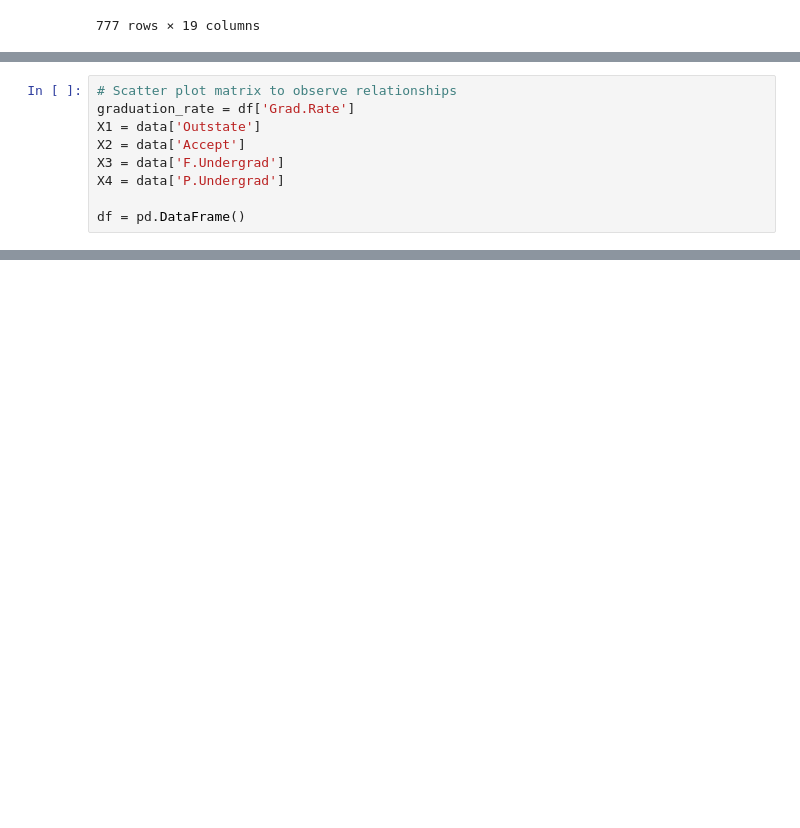
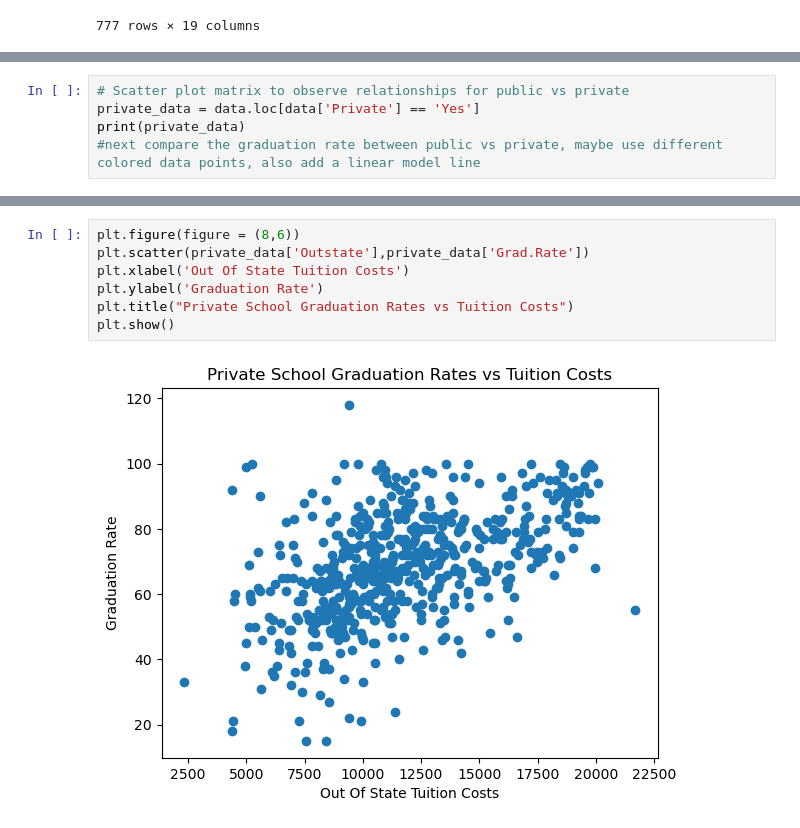
Before and after one commit to achigava8998/DTSCPROJECT, a Jupyter notebook: College Affordability Project .ipynb, the cells around one changed output, grey strips where cells are left out. Saved outputs shown, nothing was run; the diff lists cells and outputs as text; blank space fills up the shorter version.

```diff
--- a/College Affordability Project .ipynb
+++ b/College Affordability Project .ipynb
@@ -40,12 +40,8 @@ plt.title("Graduation Rates vs Tuition Costs")
 Text(0.5, 1.0, 'Graduation Rates vs Tuition Costs')
 [figure]
 # %%
-# Scatter plot matrix to observe relationships
-graduation_rate = df['Grad.Rate']
-X1 = data['Outstate']
-X2 = data['Accept']
-X3 = data['F.Undergrad']
-X4 = data['P.Undergrad']
-
-df = pd.DataFrame()
+# Scatter plot matrix to observe relationships for public vs private
+private_data = data.loc[data['Private'] == 'Yes']
+print(private_data)
+#next compare the graduation rate between public vs private, maybe use different colored data points, also add a linear model line
 # %% [output]
@@ -64,0 +65,9 @@ df = pd.DataFrame()
+# %%
+plt.figure(figure = (8,6))
+plt.scatter(private_data['Outstate'],private_data['Grad.Rate'])
+plt.xlabel('Out Of State Tuition Costs')
+plt.ylabel('Graduation Rate')
+plt.title("Private School Graduation Rates vs Tuition Costs")
+plt.show()
+# %% [output]
+[figure, added]
```
Also changed, not shown: parts of 2 cells of this notebook.
